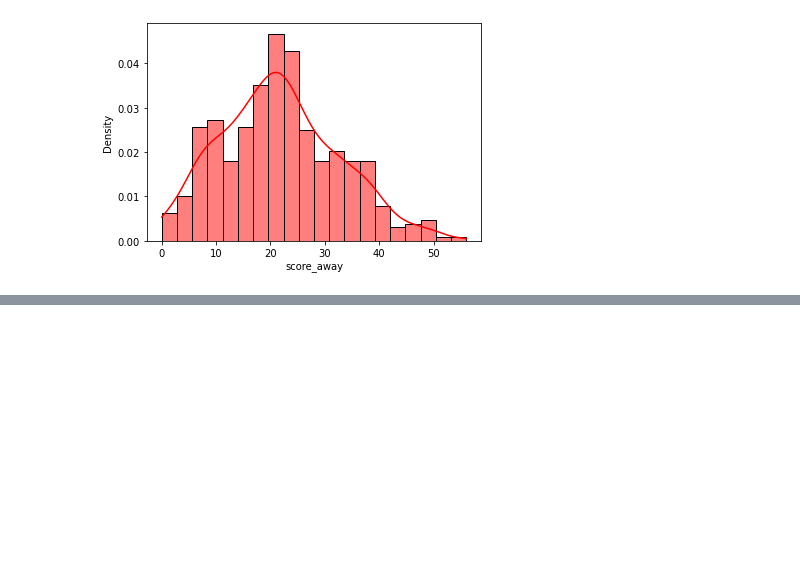
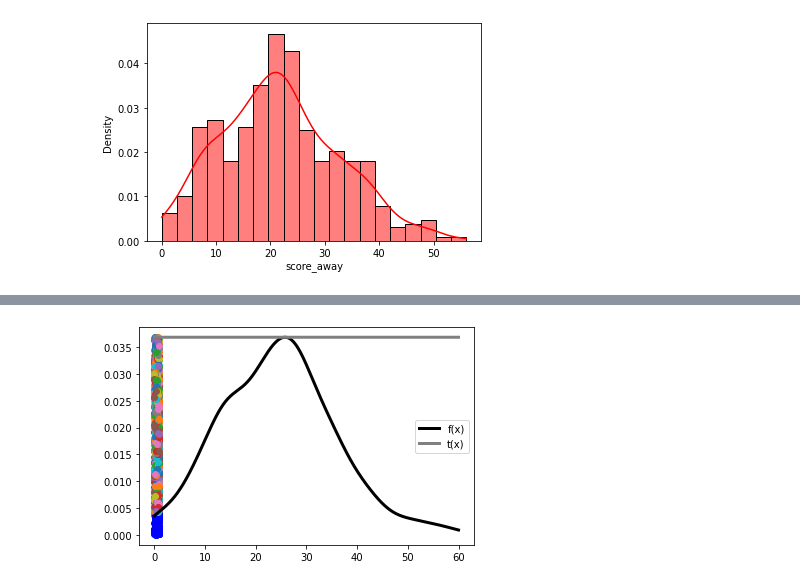
Before and after one commit to Kike14/ProyectoConjunto_EJRodriguez_DOrozco_JPJimenez, a Jupyter notebook: ProyectoModulo1_OrozcoE_MendozaJ__GomezD.ipynb, the cells around one changed output, grey strips where cells are left out. Drawn from its saved outputs; the diff is of its cells as text; code cells hidden in the pictures; blank space fills up the shorter version.

```diff
--- a/ProyectoModulo1_OrozcoE_MendozaJ__GomezD.ipynb
+++ b/ProyectoModulo1_OrozcoE_MendozaJ__GomezD.ipynb
@@ -292,3 +318,18 @@ IndexError: too many indices for array: array is 0-dimensional, but 1 were index
+# %%
+N = 2000
+x = np.arange(0,60,0.01)
+R2 = np.random.rand(N)
+R1 = np.random.rand(N)
+
+R2_C = 1-R2
+R1_C = 1-R1
+
+# R2_CC=np.concatenate(R2,R2_C)
+# R1_CC=np.concatenate(R1, R2_C)
+Acep_rechazo3(R2, R1, f1, t)
+Acep_rechazo(R2,R1,f1,t, x)
+# %% [output]
+[figure, added]
 # %%
 max_f = f2(optimize.fmin(lambda x:-f2(x), 0, disp=False))
 
```
Also changed, not shown: parts of 9 cells of this notebook.
